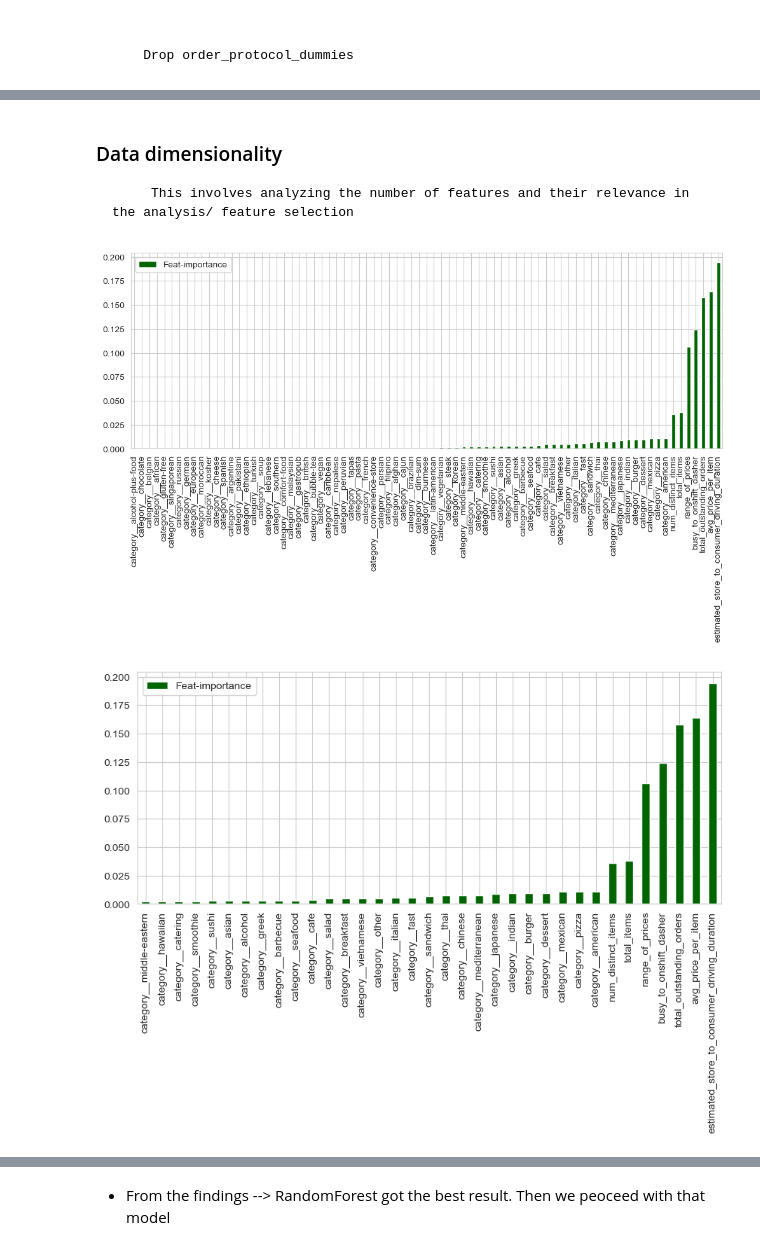
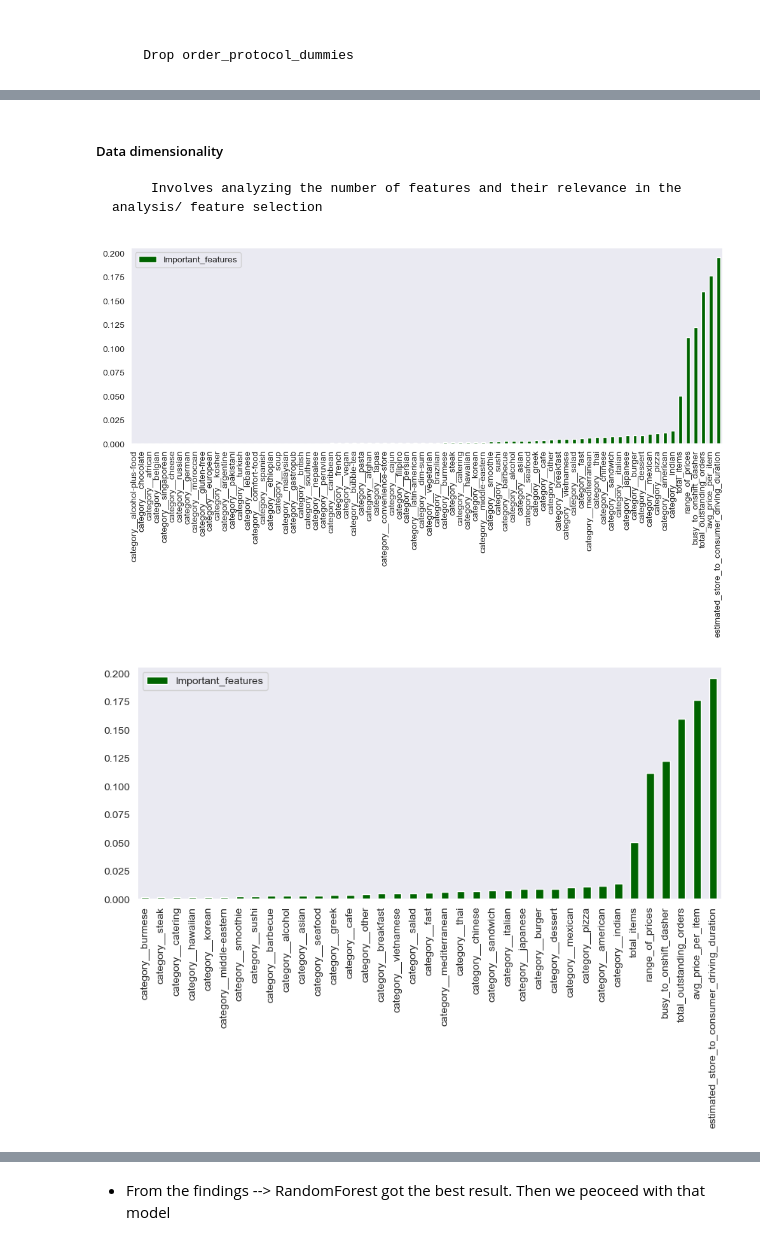
Before and after one commit to Senayitalazarb/DeliveryPredictionModel, a Jupyter notebook: Door_dash.ipynb, the cells around one changed output, grey strips where cells are left out. Cells and saved outputs as stored; diff of their text form; code cells hidden in the pictures.

```diff
--- a/Door_dash.ipynb
+++ b/Door_dash.ipynb
@@ -442,7 +445,7 @@ dtype: float64
 ### Then drop the order protocol dummies as there is a large correlation
 # drop created_at, market_id, store_id, store_primary_category, actual_delivery_time, order_protocol
 
-df_final2 = df2.drop(columns = ["created_at", "market_id", "store_id", "actual_delivery_time",
+df_final2 = df2.drop(columns = ["created_at", "market_id", "store_id", "actual_delivery_time", 'num_distinct_items',
                                         "NaN_free_store_primary_category", "order_protocol"])
 # don't concat market id
 df_final2 = pd.concat([df_final2, store_dummies], axis=1)
@@ -504,0 +510,12 @@ vif_data
+# %%
+# perform stepwise feature selection based on VIF values
+while True:
+    vif_data = compute_vif(features)
+    if len(vif_data[vif_data.VIF > 20]) == 0:
+        break
+    highest_vif_feature = vif_data['feature'].values.tolist()[-1]
+    print("I will remove", highest_vif_feature)
+    features.remove(highest_vif_feature)
+
+# store selected features in a list
+selected_features = vif_data.feature.tolist()
@@ -533,6 +552,6 @@ I will remove estimated_order_place_duration
 # %% [markdown]
-###  Data dimensionality
-         This involves analyzing the number of features and their relevance in the analysis/ feature selection
+#####  Data dimensionality
+         Involves analyzing the number of features and their relevance in the analysis/ feature selection
 # %%
 # selected features are selected in multicollinearity check part
 X = df_final2[selected_features]
@@ -540,24 +559,32 @@ y = df_final2["actual_delivery_duration"]
 X_train, X_test, y_train, y_test = train_test_split(
     X, y, test_size=0.2, random_state=42)
 # %%
-feature_names = [f"feature {i}" for i in range((X.shape[1]))] ## there are many things that we
+# create a random forest regressor with a fixed random seed and train in the training data
 forest = RandomForestRegressor(random_state=42)
 forest.fit(X_train, y_train)
-feat_dic = {} # a dict to hold feature_name: feature_importance
+
+# create an empty dictionary to store the feature importance scores
+feat_dic = {}
+
+# loop over the feature names and their importance scores
 for feature, importance in zip(X.columns, forest.feature_importances_):
-    feat_dic[feature] = importance #add the name/value pair
+    # add the feature name and importance score to the dictionary
+    feat_dic[feature] = importance
 
-importances = pd.DataFrame.from_dict(feat_dic, orient='index').rename(columns={0: 'Feat-importance'})
-importances.sort_values(by='Feat-importance').plot(kind='bar', rot=90, figsize=(12,4), color = 'darkgreen')
+# convert the dictionary to a pandas DataFrame
+importances = pd.DataFrame.from_dict(feat_dic, orient='index').rename(columns={0: 'Important_features'})
+
+# sort the DataFrame by feature importance and create a bar chart
+importances.sort_values(by='Important_features').plot(kind='bar', rot=90, figsize=(12,4), color='darkgreen')
 plt.show()
 # %% [output]
-[figure, old version]
+[figure, new version]
 # %%
 # check the most important ones
-importances.sort_values(by='Feat-importance')[-35:].plot( kind='bar', rot=90, figsize=(10,4) ,color = 'darkgreen')
+importances.sort_values(by='Important_features')[-37:].plot( kind='bar', rot=90, figsize=(10,4) , color = 'darkgreen')
 plt.show()
 # %% [output]
-[figure, old version]
+[figure, new version]
 # %%
 # apply PCA to see feature contributions
 X_Train = X_train.values
```
Also changed, not shown: parts of 55 cells of this notebook.
